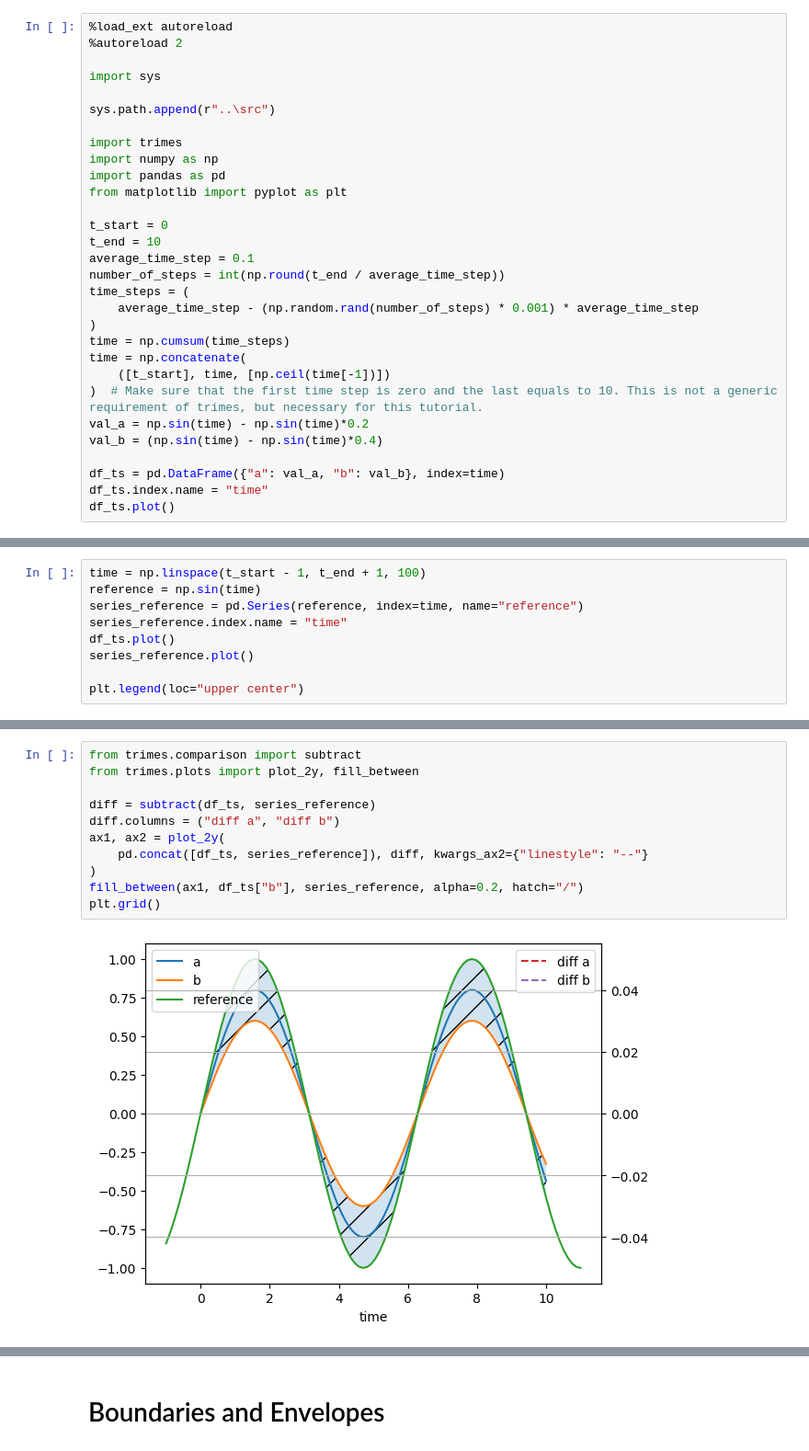
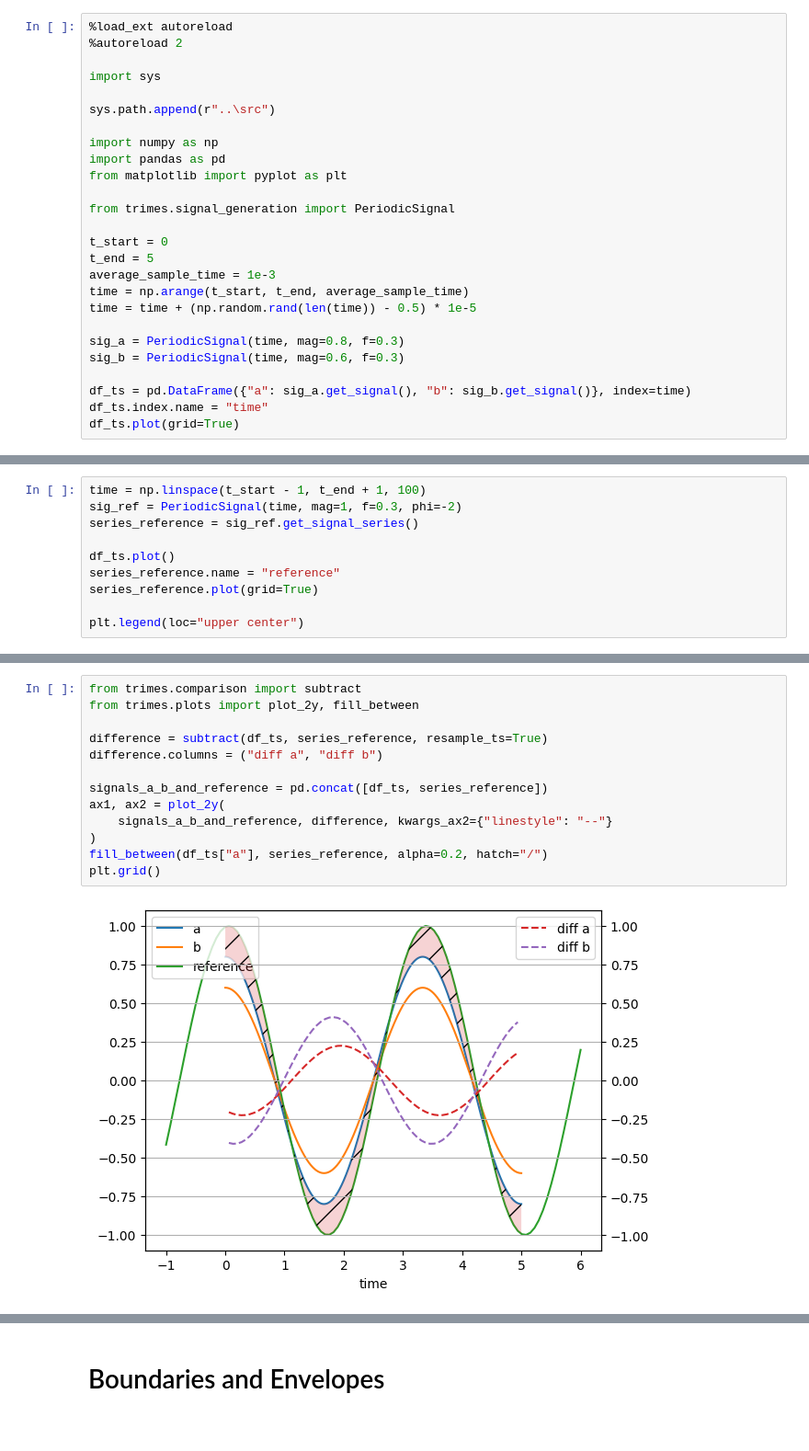
Before and after one commit to FraunhIEE-UniKassel-PowSysStability/trimes, a Jupyter notebook: tutorials/time_series_comparison.ipynb, the cells around one changed output, grey strips where cells are left out. Shown: that part at 92% size. Drawn from its saved outputs; the diff is of its cells as text.

Commit message:
update tutorials

```diff
--- a/tutorials/time_series_comparison.ipynb
+++ b/tutorials/time_series_comparison.ipynb
@@ -8,26 +11,22 @@ import sys
 
 sys.path.append(r"..\src")
 
-import trimes
 import numpy as np
 import pandas as pd
 from matplotlib import pyplot as plt
 
+from trimes.signal_generation import PeriodicSignal
+
 t_start = 0
-t_end = 10
-average_time_step = 0.1
-number_of_steps = int(np.round(t_end / average_time_step))
-time_steps = (
-    average_time_step - (np.random.rand(number_of_steps) * 0.001) * average_time_step
-)
-time = np.cumsum(time_steps)
-time = np.concatenate(
-    ([t_start], time, [np.ceil(time[-1])])
-)  # Make sure that the first time step is zero and the last equals to 10. This is not a generic requirement of trimes, but necessary for this tutorial.
-val_a = np.sin(time) - np.sin(time)*0.2
-val_b = (np.sin(time) - np.sin(time)*0.4)
+t_end = 5
+average_sample_time = 1e-3
+time = np.arange(t_start, t_end, average_sample_time)
+time = time + (np.random.rand(len(time)) - 0.5) * 1e-5
 
-df_ts = pd.DataFrame({"a": val_a, "b": val_b}, index=time)
+sig_a = PeriodicSignal(time, mag=0.8, f=0.3)
+sig_b = PeriodicSignal(time, mag=0.6, f=0.3)
+
+df_ts = pd.DataFrame({"a": sig_a.get_signal(), "b": sig_b.get_signal()}, index=time)
 df_ts.index.name = "time"
-df_ts.plot()
+df_ts.plot(grid=True)
 # %% [output]
@@ -40,10 +37,11 @@ Next we create a reference signal with a different sampling time compare to abov
 # %%
 time = np.linspace(t_start - 1, t_end + 1, 100)
-reference = np.sin(time)
-series_reference = pd.Series(reference, index=time, name="reference")
-series_reference.index.name = "time"
+sig_ref = PeriodicSignal(time, mag=1, f=0.3, phi=-2)
+series_reference = sig_ref.get_signal_series()
+
 df_ts.plot()
-series_reference.plot()
+series_reference.name = "reference"
+series_reference.plot(grid=True)
 
 plt.legend(loc="upper center")
 # %% [output]
@@ -54,13 +54,15 @@ We calculate the difference between signals 'a'/'b' and the reference. To illust
 # %%
 from trimes.comparison import subtract
 from trimes.plots import plot_2y, fill_between
 
-diff = subtract(df_ts, series_reference)
-diff.columns = ("diff a", "diff b")
+difference = subtract(df_ts, series_reference, resample_ts=True)
+difference.columns = ("diff a", "diff b")
+
+signals_a_b_and_reference = pd.concat([df_ts, series_reference])
 ax1, ax2 = plot_2y(
-    pd.concat([df_ts, series_reference]), diff, kwargs_ax2={"linestyle": "--"}
+    signals_a_b_and_reference, difference, kwargs_ax2={"linestyle": "--"}
 )
-fill_between(ax1, df_ts["b"], series_reference, alpha=0.2, hatch="/")
+fill_between(df_ts["a"], series_reference, alpha=0.2, hatch="/")
 plt.grid()
 # %% [output]
-[figure, old version]
+[figure, new version]
```
Also changed, not shown: parts of 32 cells of this notebook, 9 other files.
